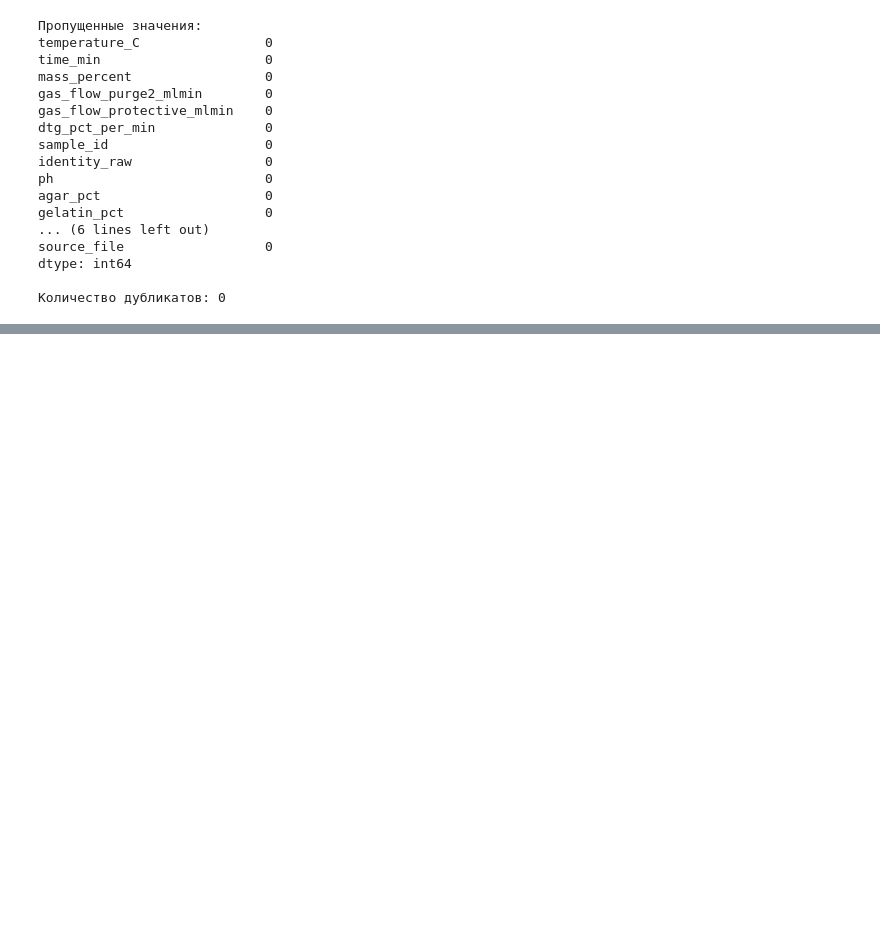
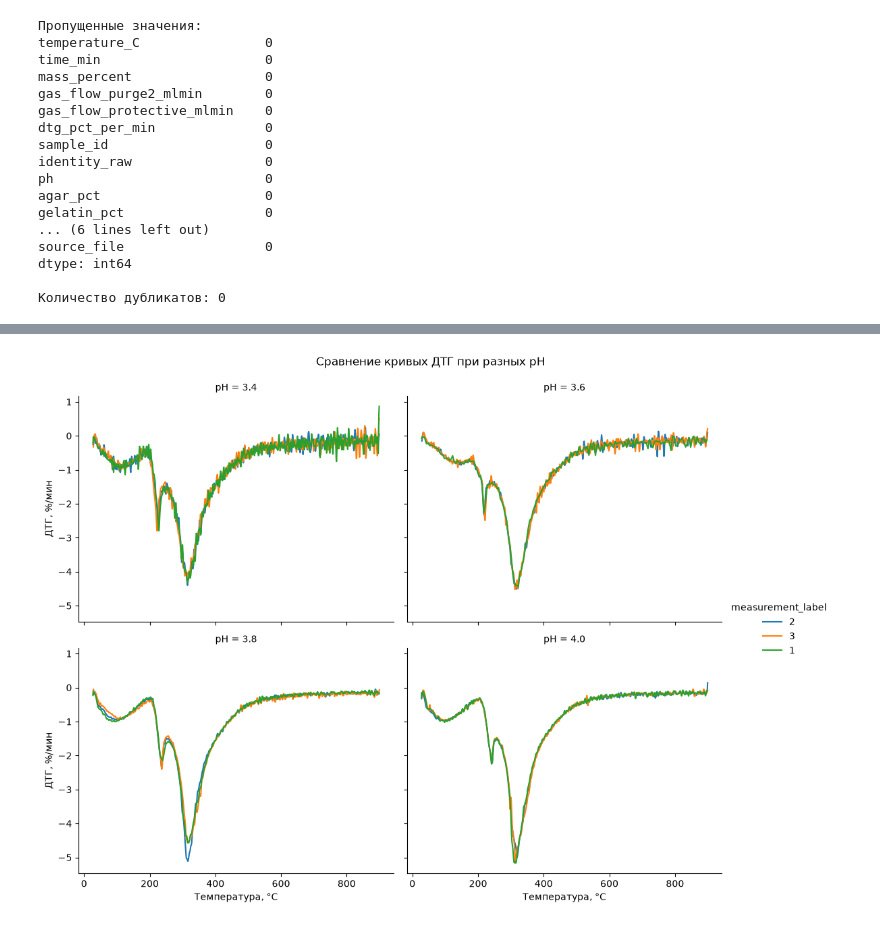
Before and after one commit to needsleep42/data_project_sharypova, a Jupyter notebook: notebooks/EDA.ipynb, the cells around one changed output, grey strips where cells are left out. Cells and saved outputs as stored; diff of their text form; code cells hidden in the pictures; blank space fills up the shorter version.

```diff
--- a/notebooks/EDA.ipynb
+++ b/notebooks/EDA.ipynb
@@ -364,0 +477,27 @@ print("Нулевые интервалы температуры:",
+# %%
+
+plot_df = df[
+    ["temperature_C", "dtg_pct_per_min", "ph", "measurement_number"]
+].copy()
+
+plot_df["measurement_label"] = plot_df["measurement_number"].astype(str)
+
+g = sns.relplot(
+    data=plot_df,
+    x="temperature_C",
+    y="dtg_pct_per_min",
+    col="ph",
+    col_wrap=2,
+    hue="measurement_label",
+    palette="tab10",
+    kind="line",
+    estimator=None,
+    height=4,
+    aspect=1.3
+)
+
+g.set_axis_labels("Температура, °C", "ДТГ, %/мин")
+g.set_titles("pH = {col_name}")
+g.figure.suptitle("Сравнение кривых ДТГ при разных pH", y=1.03);
+# %% [output]
+[figure, added]
```
Also changed, not shown: parts of 55 cells of this notebook, 1 other file.
